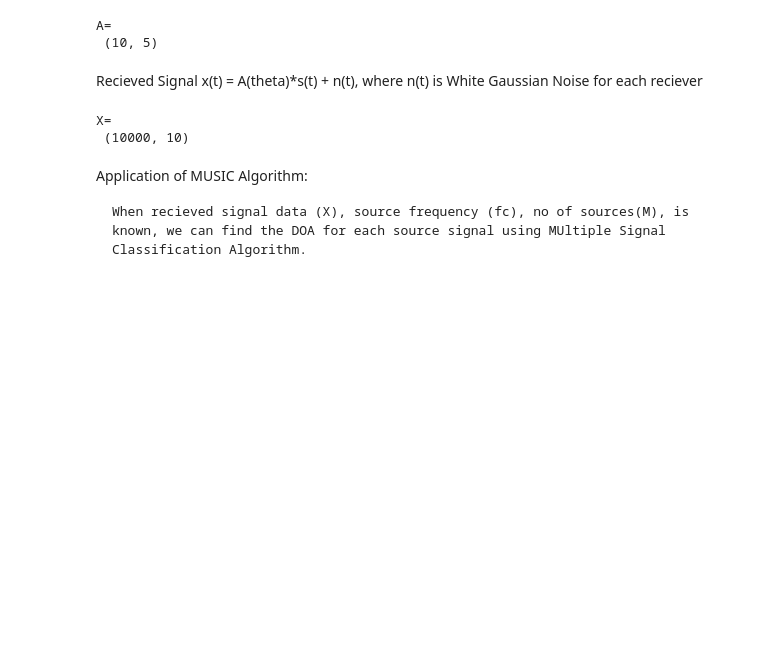
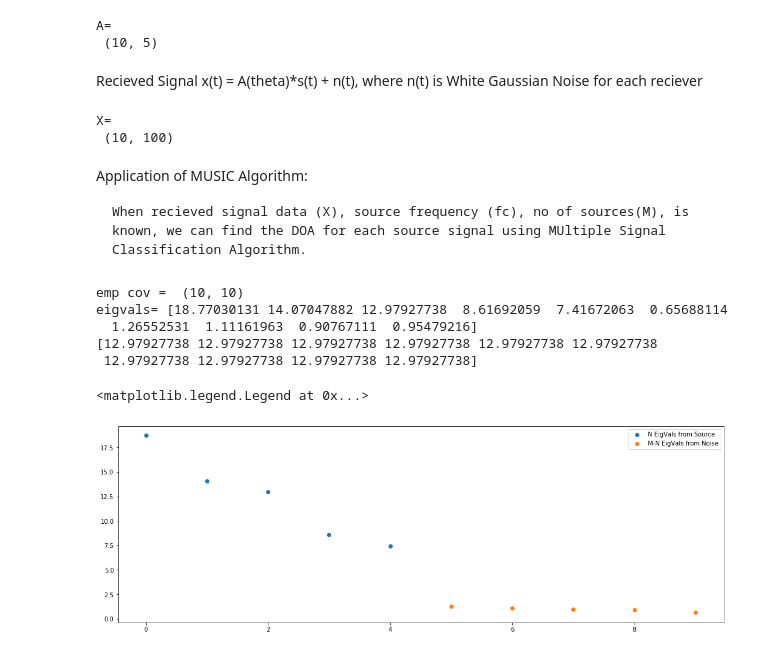
Before and after one commit to harshraj11584/MUSIC-DOA-Estimation, a Jupyter notebook: MUSIC.ipynb, the cells around one changed output. Saved outputs shown, nothing was run; the diff lists cells and outputs as text; code cells hidden in the pictures; blank space fills up the shorter version.

```diff
--- a/MUSIC.ipynb
+++ b/MUSIC.ipynb
@@ -20,7 +21,7 @@ Source Signal : A * exp(j * 2 * pi * fc * t)     where A ~ Gaussian(0,1)
 # %%
 N=5
 M=10
-p=10000
+p=100
 fc=1e6
 fs=1e7
 # %% [markdown]
@@ -73,34 +69,67 @@ A=
 # %% [markdown]
 Recieved Signal x(t) = A(theta)*s(t) + n(t), where n(t) is White Gaussian Noise for each reciever
 # %%
-X = np.zeros((p,M),dtype=complex)
-for t in range(p):
-    X[t] = ( A@(s[t].reshape((N,1))) + np.random.normal(loc=0,scale=1,size=(M,1)) ).reshape((M))
+# X1 = np.zeros((p,M),dtype=complex)
+# for t in range(p):
+#     X1[t] = ( A@(s[t].reshape((N,1))) + np.random.normal(loc=0,scale=1,size=(M,1)) ).reshape((M))
 
+# print("X1=\n",X1.shape)
+
+# noise = np.random.normal(loc=0,scale=1,size=(M,1))
+noise = np.random.multivariate_normal(mean=np.zeros(M),cov=np.diag(np.ones(M)),size=p).T
+X = (A@s + noise)
 print("X=\n",X.shape)
 # %% [output]
 X=
- (10000, 10)
+ (10, 100)
 # %% [markdown]
 Application of MUSIC Algorithm:
 
     When recieved signal data (X), source frequency (fc), no of sources(M), is known, we can find the DOA for each source signal using MUltiple Signal Classification Algorithm.
 # %%
 #finding covariance matrix of X
-S = X.T@X/(p-1)
+S = X@X.conj().T/p
+
+print("emp cov = ",S.shape)
 
 #finding eigen values and eigen vectors
 eigvals, eigvecs = np.linalg.eig(S)
+eigvals = eigvals.real
 
 #finding norm of eigvals so that they can be sorted in decreasing order
 eignorms = np.abs(eigvals)
 
+print("eigvals=",eigvals)
+
 #sorting eig vals and eig vecs in decreasing order of eig vals
+
 idx = eignorms.argsort()[::-1]
 eignorms = eignorms[idx]
 eigvals = eigvals[idx]
 eigvecs = eigvecs[:,idx]
+
+# idx = eigvals.argsort()[::-1]
+# eignorms = eignorms[idx]
+# eigvals = eigvals[idx]
+# eigvecs = eigvecs[:,idx]
+
 # print("eigvals=",eigvals)
 # print("eigvecs=\n",eigvecs)
 
-# print(S@eigvecs[:,0]/eigvecs[:,0])
+print(np.abs(S@eigvecs[:,2]/eigvecs[:,2]))
+# %% [output]
+emp cov =  (10, 10)
+eigvals= [18.77030131 14.07047882 12.97927738  8.61692059  7.41672063  0.65688114
+  1.26552531  1.11161963  0.90767111  0.95479216]
+[12.97927738 12.97927738 12.97927738 12.97927738 12.97927738 12.97927738
+ 12.97927738 12.97927738 12.97927738 12.97927738]
+# %%
+#Plotting Eigen Values
+
+fig, ax = plt.subplots(figsize=(18,6))
+ax.scatter(np.arange(N),eigvals[:N],label="N EigVals from Source")
+ax.scatter(np.arange(N,M),eigvals[N:],label="M-N EigVals from Noise")
+plt.legend()
+# %% [output]
+<matplotlib.legend.Legend at 0x...>
+[figure, added]
```
Also changed, not shown: parts of 14 cells of this notebook, 1 other file.
